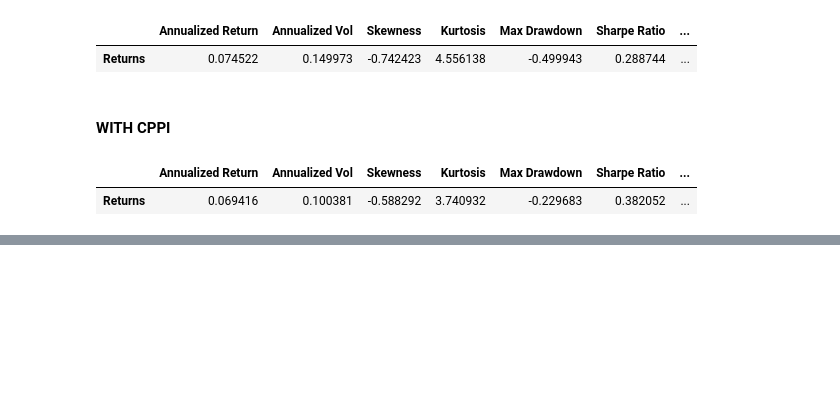
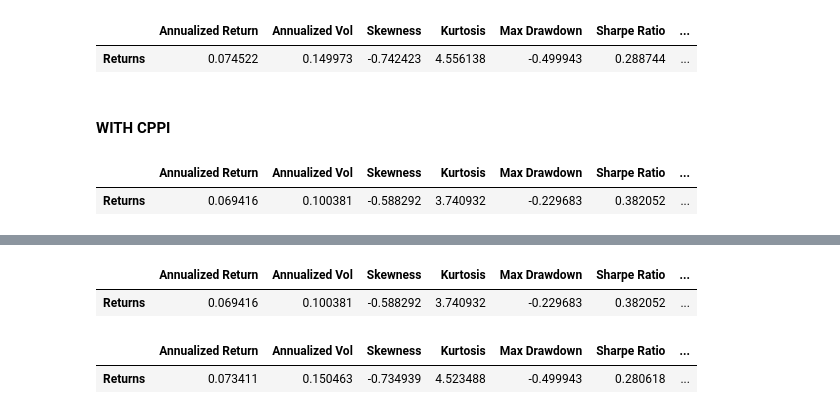
Before and after one commit to biv-neupane7/Investment-management-with-python, a Jupyter notebook: Portfolio Insurance.ipynb, the cells around one changed output, grey strips where cells are left out. Saved outputs shown, nothing was run; the diff lists cells and outputs as text; code cells hidden in the pictures; blank space fills up the shorter version.

```diff
--- a/Portfolio Insurance.ipynb
+++ b/Portfolio Insurance.ipynb
@@ -192,0 +189,14 @@ ak.summary_stats(btr["Wealth"].pct_change().dropna())
+# %%
+# Summary for the total market index
+
+ak.summary_stats(btr["Wealth"].pct_change().dropna())
+# %% [output]
+|  | Annualized Return | Annualized Vol | Skewness | Kurtosis | Max Drawdown | Sharpe Ratio | ... |
+| Returns | 0.069416 | 0.100381 | -0.588292 | 3.740932 | -0.229683 | 0.382052 | ... |
+# %%
+# Summary for cppi strategy
+
+ak.summary_stats(btr["Risky Wealth"].pct_change().dropna())
+# %% [output]
+|  | Annualized Return | Annualized Vol | Skewness | Kurtosis | Max Drawdown | Sharpe Ratio | ... |
+| Returns | 0.073411 | 0.150463 | -0.734939 | 4.523488 | -0.499943 | 0.280618 | ... |
```
Also changed, not shown: parts of 5 cells of this notebook.
